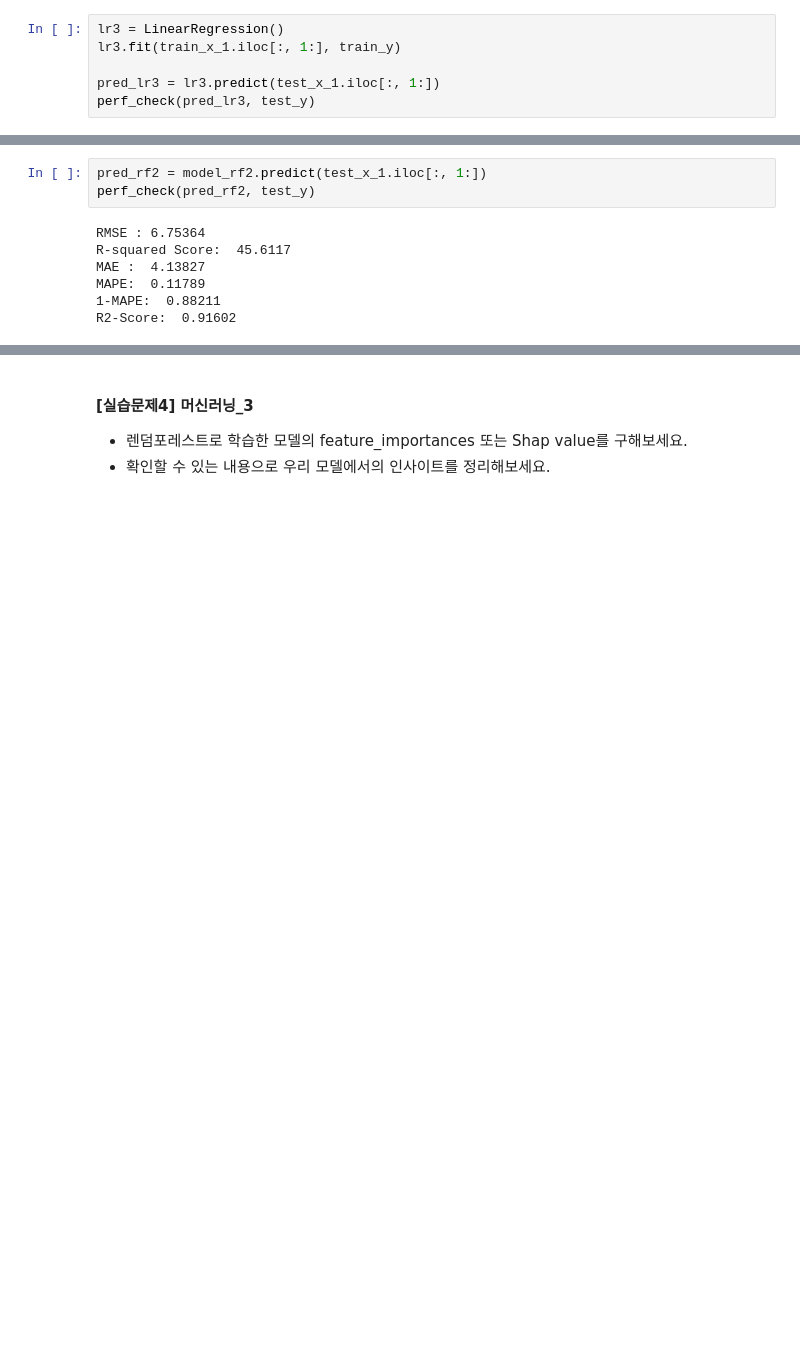
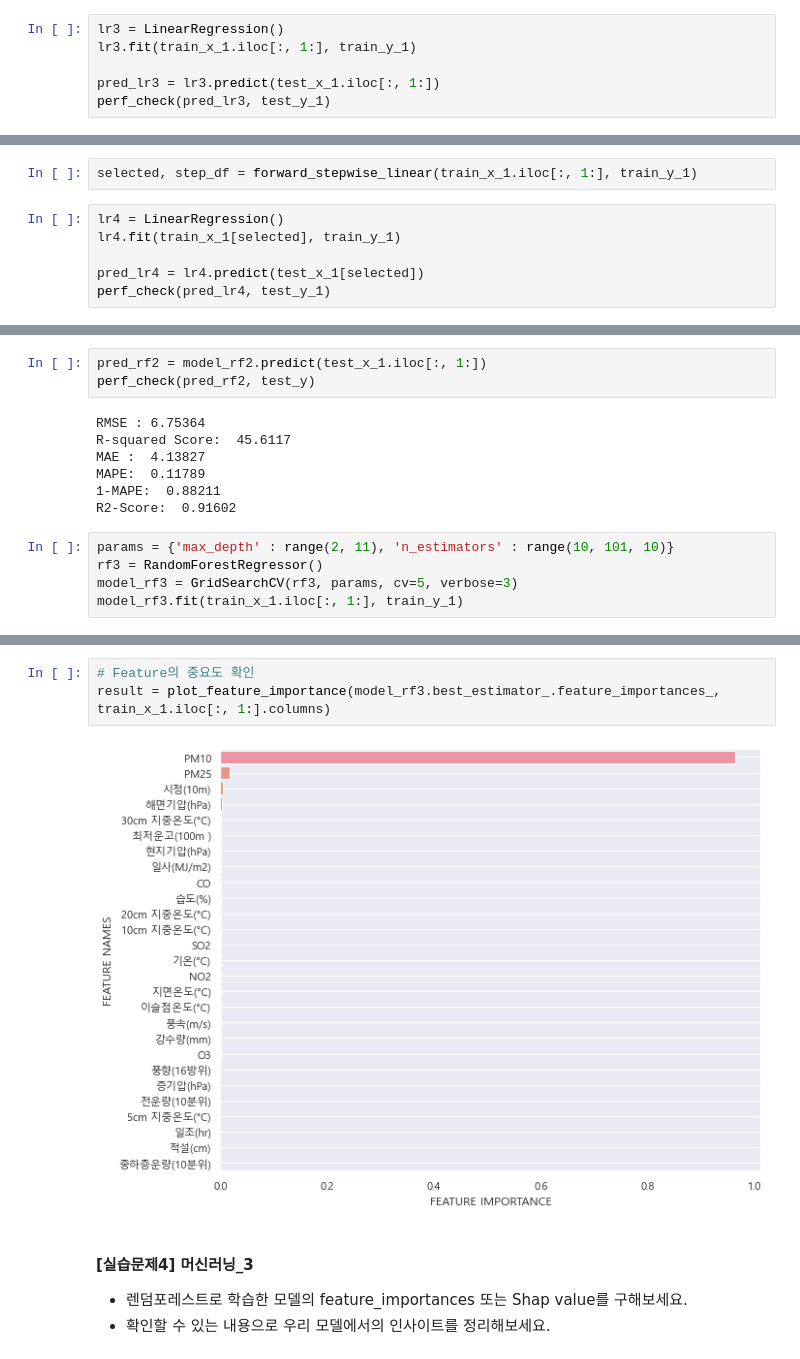
Before and after one commit to yeonsu98/MiniProject, a Jupyter notebook: 미세먼지분석/3. 모델링(머신러닝)_2차_미세먼지.ipynb, the cells around one changed output, grey strips where cells are left out. Drawn from its saved outputs; the diff is of its cells as text; blank space fills up the shorter version.

```diff
--- a/미세먼지분석/3. 모델링(머신러닝)_2차_미세먼지.ipynb
+++ b/미세먼지분석/3. 모델링(머신러닝)_2차_미세먼지.ipynb
@@ -147,8 +152,8 @@ print(r2_score(pred_lr2, test_y))
 # 데이터 다 KNN 으로 보간
 # %%
 lr3 = LinearRegression()
-lr3.fit(train_x_1.iloc[:, 1:], train_y)
+lr3.fit(train_x_1.iloc[:, 1:], train_y_1)
 
 pred_lr3 = lr3.predict(test_x_1.iloc[:, 1:])
-perf_check(pred_lr3, test_y)
+perf_check(pred_lr3, test_y_1)
 # %% [output]
@@ -169,0 +206,8 @@ print(r2_score(pred_lr3, test_y))
+# %%
+selected, step_df = forward_stepwise_linear(train_x_1.iloc[:, 1:], train_y_1)
+# %%
+lr4 = LinearRegression()
+lr4.fit(train_x_1[selected], train_y_1)
+
+pred_lr4 = lr4.predict(test_x_1[selected])
+perf_check(pred_lr4, test_y_1)
@@ -317,3 +368,8 @@ MAE :  4.13827
 MAPE:  0.11789
 1-MAPE:  0.88211
 R2-Score:  0.91602
+# %%
+params = {'max_depth' : range(2, 11), 'n_estimators' : range(10, 101, 10)}
+rf3 = RandomForestRegressor()
+model_rf3 = GridSearchCV(rf3, params, cv=5, verbose=3)
+model_rf3.fit(train_x_1.iloc[:, 1:], train_y_1)
@@ -320,3 +417,8 @@ R2-Score:  0.91602
+# %%
+# Feature의 중요도 확인
+result = plot_feature_importance(model_rf3.best_estimator_.feature_importances_, train_x_1.iloc[:, 1:].columns)
+# %% [output]
+[figure, added]
 # %% [markdown]
 #### [실습문제4] 머신러닝_3
 * 렌덤포레스트로 학습한 모델의 feature_importances 또는 Shap value를 구해보세요.
```
Also changed, not shown: parts of 13 cells of this notebook, 1 other file.
